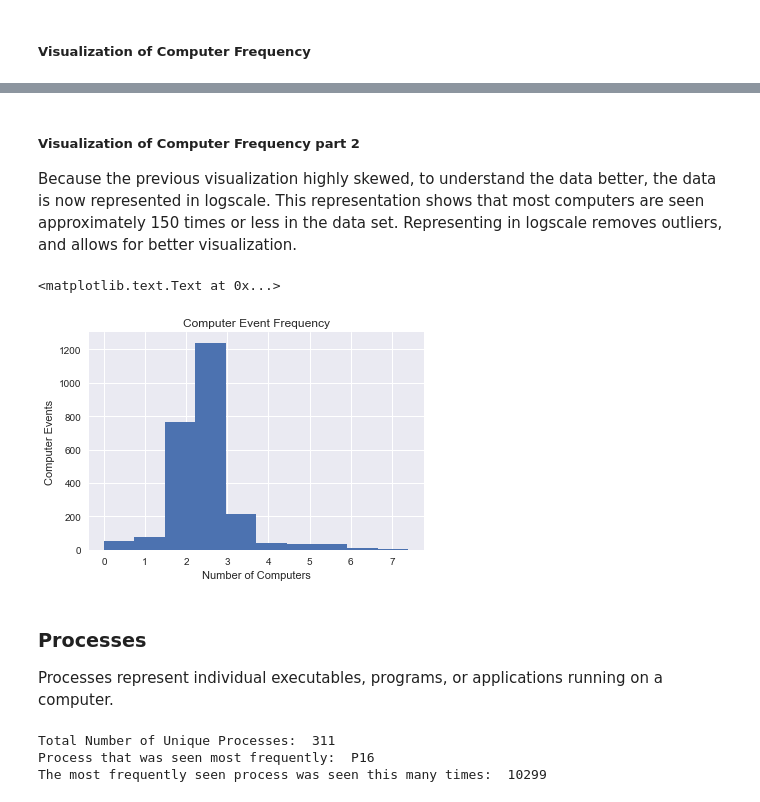
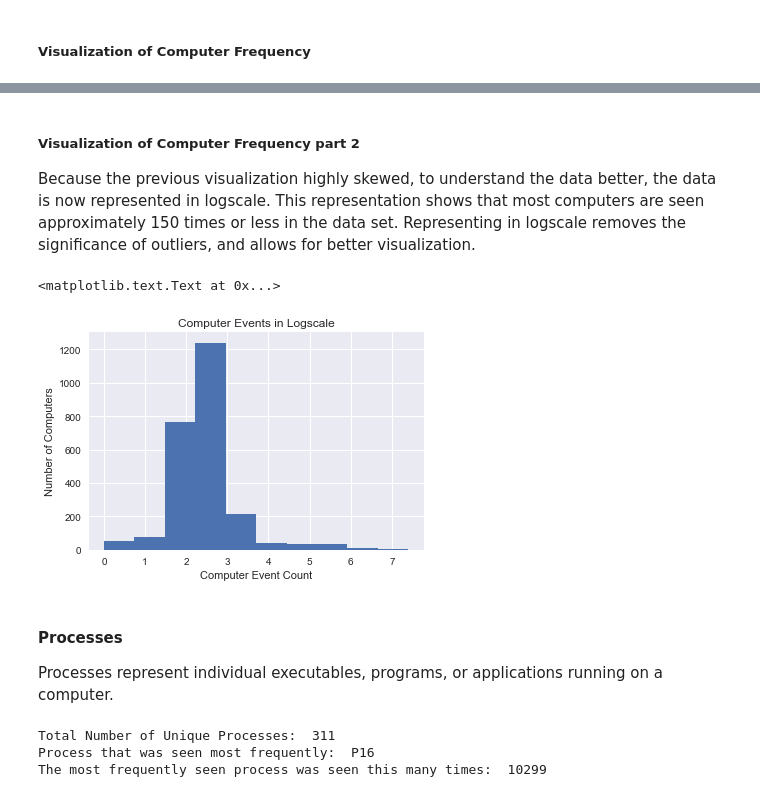
Before and after one commit to perlgirl2002/Capstone, a Jupyter notebook: Capstone.ipynb, the cells around one changed output, grey strips where cells are left out. Cells and saved outputs as stored; diff of their text form; code cells hidden in the pictures.

```diff
--- a/Capstone.ipynb
+++ b/Capstone.ipynb
@@ -83,19 +88,19 @@ plt.xlabel('Number of Computers')
 # %% [markdown]
 ##### Visualization of Computer Frequency part 2
-Because the previous visualization highly skewed, to understand the data better, the data is now represented in logscale.  This representation shows that most computers are seen approximately 150 times or less in the data set.  Representing in logscale removes outliers, and allows for better visualization.
+Because the previous visualization highly skewed, to understand the data better, the data is now represented in logscale.  This representation shows that most computers are seen approximately 150 times or less in the data set.  Representing in logscale removes the significance of outliers, and allows for better visualization.
 # %%
 computers_df = df['computer'].value_counts().reset_index()
 columns = ['computer','count']
 computers_df.columns=columns
 plt.hist(computers_df['count'].apply(np.log))
-plt.title('Computer Event Frequency')
-plt.ylabel('Computer Events')
-plt.xlabel('Number of Computers')
+plt.title('Computer Events in Logscale')
+plt.ylabel('Number of Computers')
+plt.xlabel('Computer Event Count')
 # %% [output]
 <matplotlib.text.Text at 0x...>
-[figure, old version]
+[figure, new version]
 # %% [markdown]
-### Processes
+#### Processes
 Processes represent individual executables, programs, or applications running on a computer.
 # %%
 print("Total Number of Unique Processes: ", df['process_name'].nunique())
```
Also changed, not shown: parts of 30 cells of this notebook.
